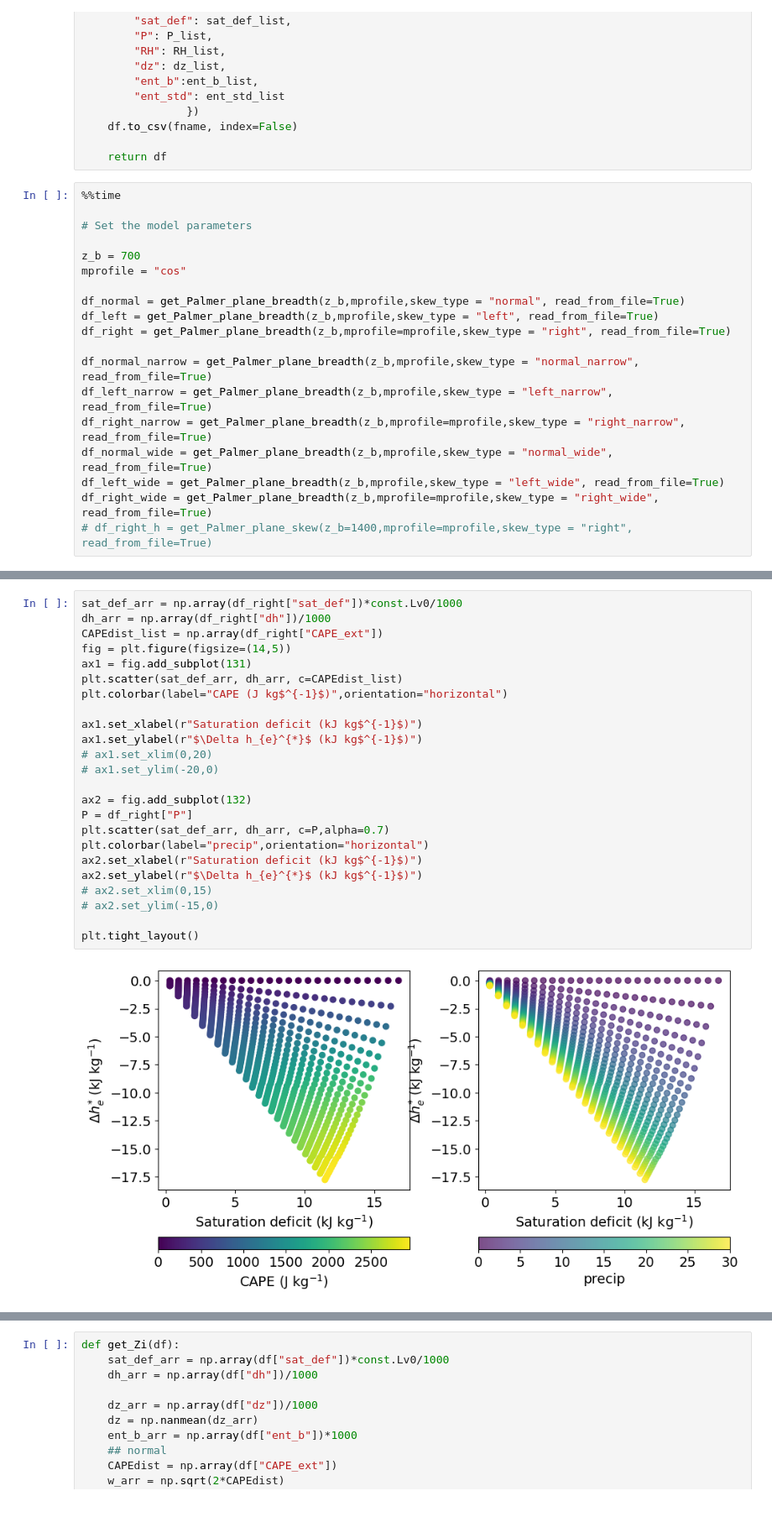
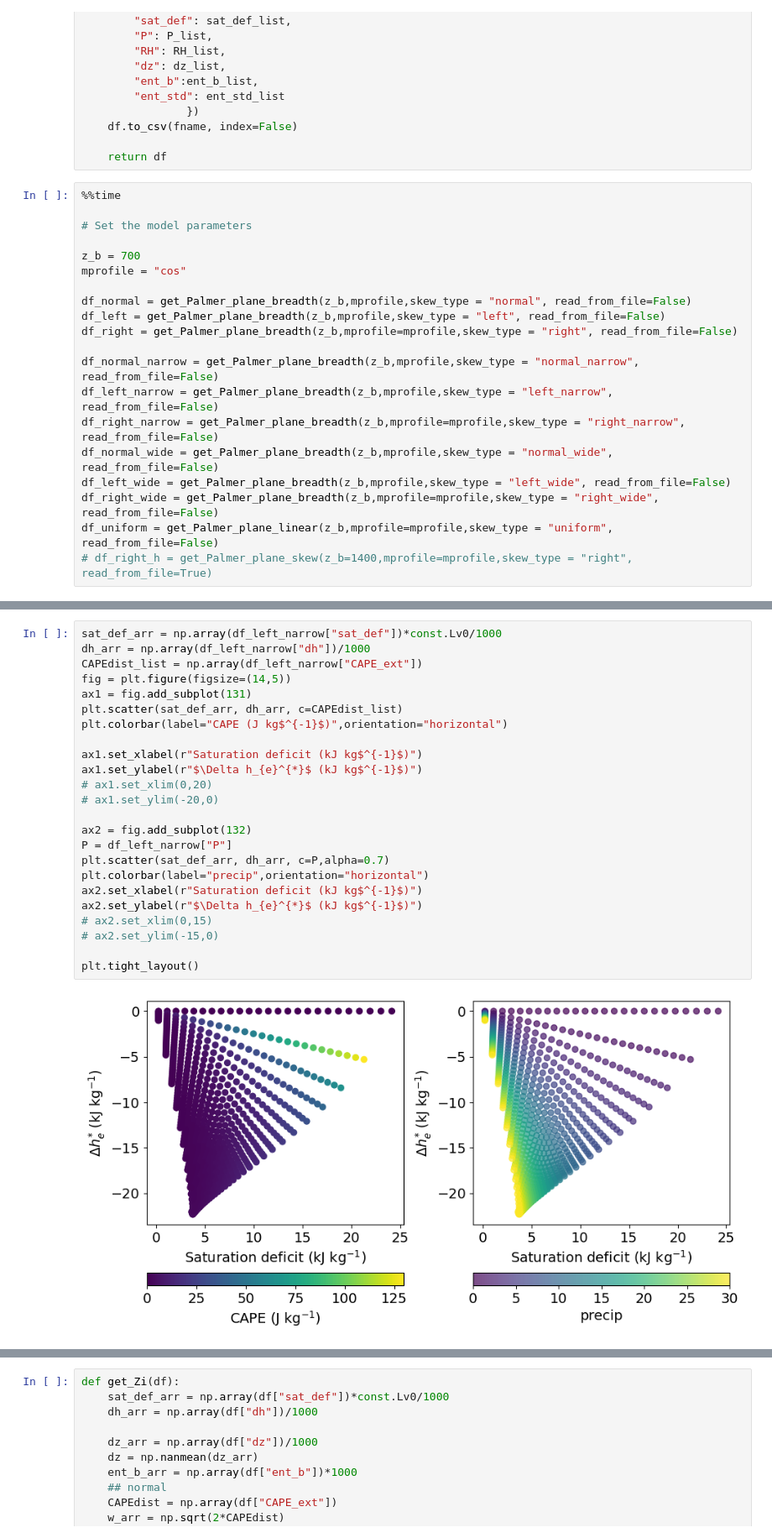
Before and after one commit to dongqi-DQ/plume_models, a Jupyter notebook: distribution_plotting.ipynb, the cells around one changed output, grey strips where cells are left out. Shown at 84% size. Cells and saved outputs as stored; diff of their text form; blank space fills up the shorter version.

```diff
--- a/distribution_plotting.ipynb
+++ b/distribution_plotting.ipynb
@@ -244,14 +244,15 @@ def get_Palmer_plane_breadth(z_b=1400,mprofile="cos",skew_type = "left", read_fr
 z_b = 700
 mprofile = "cos"
 
-df_normal = get_Palmer_plane_breadth(z_b,mprofile,skew_type = "normal", read_from_file=True)
-df_left = get_Palmer_plane_breadth(z_b,mprofile,skew_type = "left", read_from_file=True)
-df_right = get_Palmer_plane_breadth(z_b,mprofile=mprofile,skew_type = "right", read_from_file=True)
+df_normal = get_Palmer_plane_breadth(z_b,mprofile,skew_type = "normal", read_from_file=False)
+df_left = get_Palmer_plane_breadth(z_b,mprofile,skew_type = "left", read_from_file=False)
+df_right = get_Palmer_plane_breadth(z_b,mprofile=mprofile,skew_type = "right", read_from_file=False)
 
-df_normal_narrow = get_Palmer_plane_breadth(z_b,mprofile,skew_type = "normal_narrow", read_from_file=True)
-df_left_narrow = get_Palmer_plane_breadth(z_b,mprofile,skew_type = "left_narrow", read_from_file=True)
-df_right_narrow = get_Palmer_plane_breadth(z_b,mprofile=mprofile,skew_type = "right_narrow", read_from_file=True)
-df_normal_wide = get_Palmer_plane_breadth(z_b,mprofile,skew_type = "normal_wide", read_from_file=True)
-df_left_wide = get_Palmer_plane_breadth(z_b,mprofile,skew_type = "left_wide", read_from_file=True)
-df_right_wide = get_Palmer_plane_breadth(z_b,mprofile=mprofile,skew_type = "right_wide", read_from_file=True)
+df_normal_narrow = get_Palmer_plane_breadth(z_b,mprofile,skew_type = "normal_narrow", read_from_file=False)
+df_left_narrow = get_Palmer_plane_breadth(z_b,mprofile,skew_type = "left_narrow", read_from_file=False)
+df_right_narrow = get_Palmer_plane_breadth(z_b,mprofile=mprofile,skew_type = "right_narrow", read_from_file=False)
+df_normal_wide = get_Palmer_plane_breadth(z_b,mprofile,skew_type = "normal_wide", read_from_file=False)
+df_left_wide = get_Palmer_plane_breadth(z_b,mprofile,skew_type = "left_wide", read_from_file=False)
+df_right_wide = get_Palmer_plane_breadth(z_b,mprofile=mprofile,skew_type = "right_wide", read_from_file=False)
+df_uniform = get_Palmer_plane_linear(z_b,mprofile=mprofile,skew_type = "uniform", read_from_file=False)
 # df_right_h = get_Palmer_plane_skew(z_b=1400,mprofile=mprofile,skew_type = "right", read_from_file=True)
@@ -727,26 +731,26 @@ plt.tight_layout()
 # %%
-sat_def_arr = np.array(df_right["sat_def"])*const.Lv0/1000
-dh_arr = np.array(df_right["dh"])/1000
-CAPEdist_list = np.array(df_right["CAPE_ext"])
+sat_def_arr = np.array(df_left_narrow["sat_def"])*const.Lv0/1000
+dh_arr = np.array(df_left_narrow["dh"])/1000
+CAPEdist_list = np.array(df_left_narrow["CAPE_ext"])
 fig = plt.figure(figsize=(14,5))
 ax1 = fig.add_subplot(131)
 plt.scatter(sat_def_arr, dh_arr, c=CAPEdist_list)
 plt.colorbar(label="CAPE (J kg$^{-1}$)",orientation="horizontal")
 
 ax1.set_xlabel(r"Saturation deficit (kJ kg$^{-1}$)")
 ax1.set_ylabel(r"$\Delta h_{e}^{*}$ (kJ kg$^{-1}$)")
 # ax1.set_xlim(0,20)
 # ax1.set_ylim(-20,0)
 
 ax2 = fig.add_subplot(132)
-P = df_right["P"]
+P = df_left_narrow["P"]
 plt.scatter(sat_def_arr, dh_arr, c=P,alpha=0.7)
 plt.colorbar(label="precip",orientation="horizontal")
 ax2.set_xlabel(r"Saturation deficit (kJ kg$^{-1}$)")
 ax2.set_ylabel(r"$\Delta h_{e}^{*}$ (kJ kg$^{-1}$)")
 # ax2.set_xlim(0,15)
 # ax2.set_ylim(-15,0)
 
 plt.tight_layout()
 # %% [output]
-[figure, old version]
+[figure, new version]
```
Also changed, not shown: parts of 11 cells of this notebook, 6 other files.
